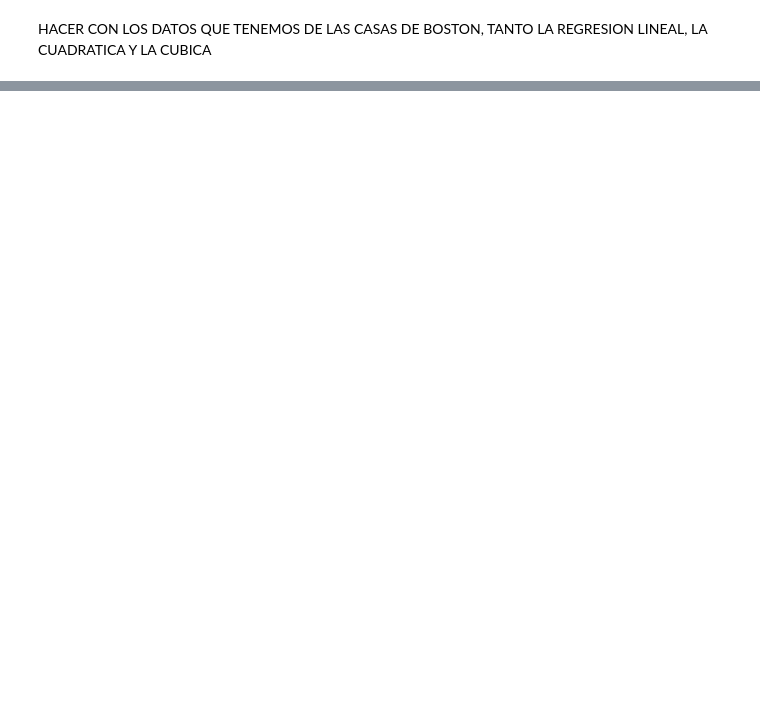
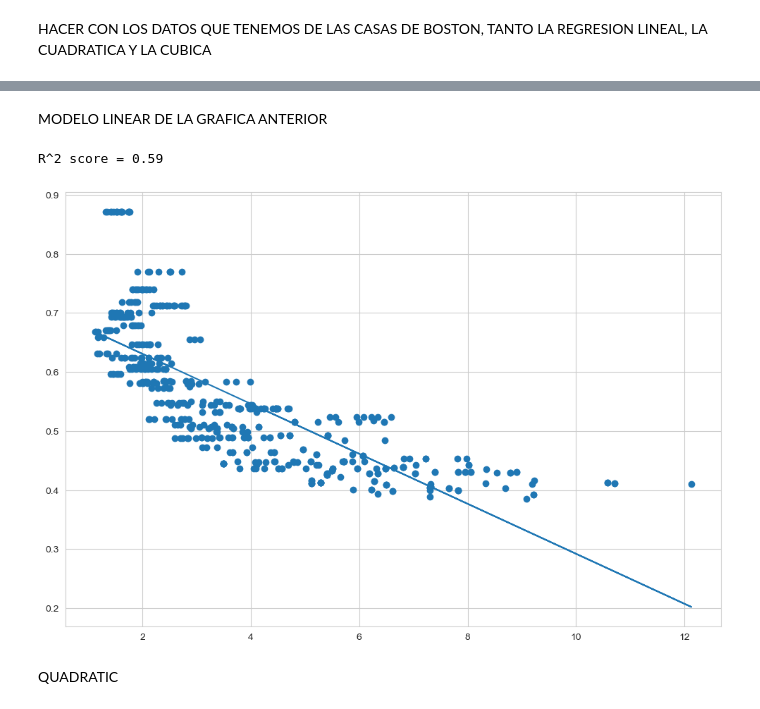
Before and after one commit to ivanher97/Curso_MachineLearning, a Jupyter notebook: S3_05_Polynomial_Regression.ipynb, the cells around one changed output, grey strips where cells are left out. Saved outputs shown, nothing was run; the diff lists cells and outputs as text; code cells hidden in the pictures; blank space fills up the shorter version.

```diff
--- a/S3_05_Polynomial_Regression.ipynb
+++ b/S3_05_Polynomial_Regression.ipynb
@@ -79,0 +118,18 @@ HACER CON LOS DATOS QUE TENEMOS DE LAS CASAS DE BOSTON, TANTO LA REGRESION LINEA
+# %% [markdown]
+MODELO LINEAR DE LA GRAFICA ANTERIOR
+# %%
+# Creamos y ajustamos el modelo
+lr = LinearRegression()
+lr.fit(x_boston.reshape(-1, 1), y_boston)
+# Tenemos un array, asi que para que sklearn lo interprete bien lo pasamos a matriz
+model_pred = lr.predict(x_boston.reshape(-1, 1))
+
+plt.figure(figsize = (12, 8))
+plt.scatter(x_boston, y_boston)
+plt.plot(x_boston, model_pred)
+print("R^2 score = {:.2f}".format(r2_score(y_boston, model_pred)))
+# %% [output]
+R^2 score = 0.59
+[figure, added]
+# %% [markdown]
+QUADRATIC
```
Also changed, not shown: parts of 17 cells of this notebook.
